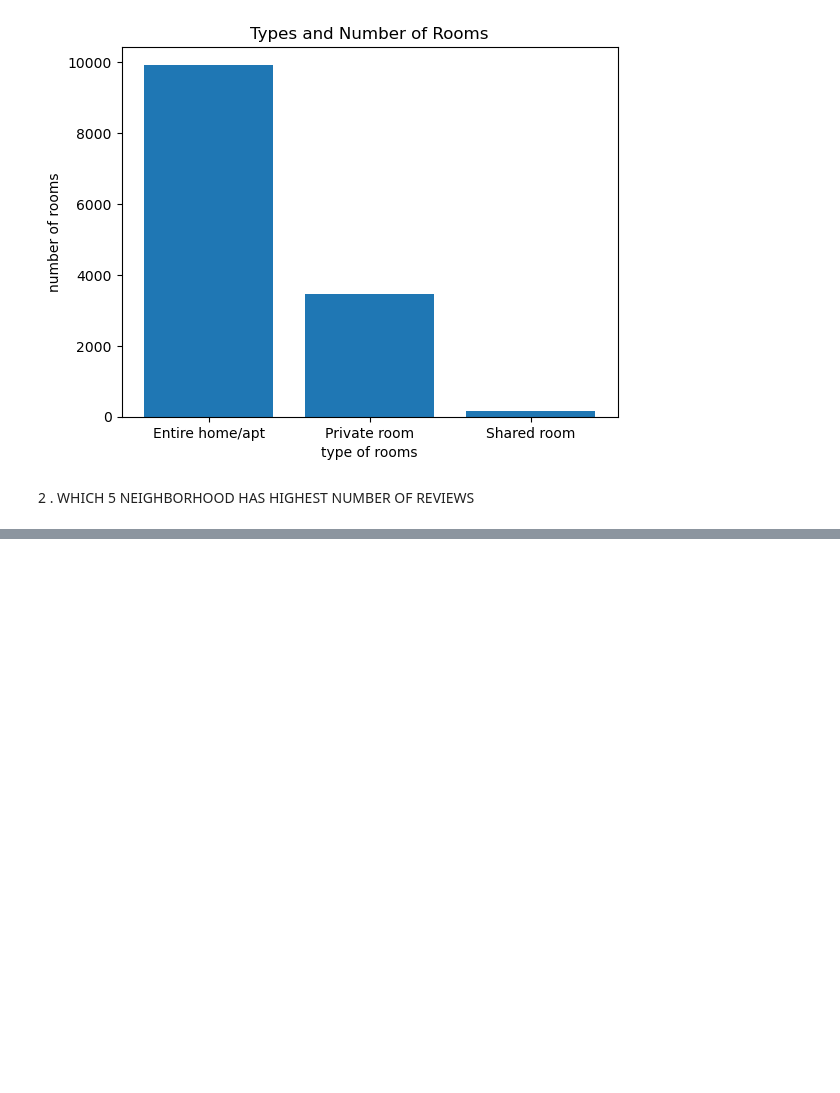
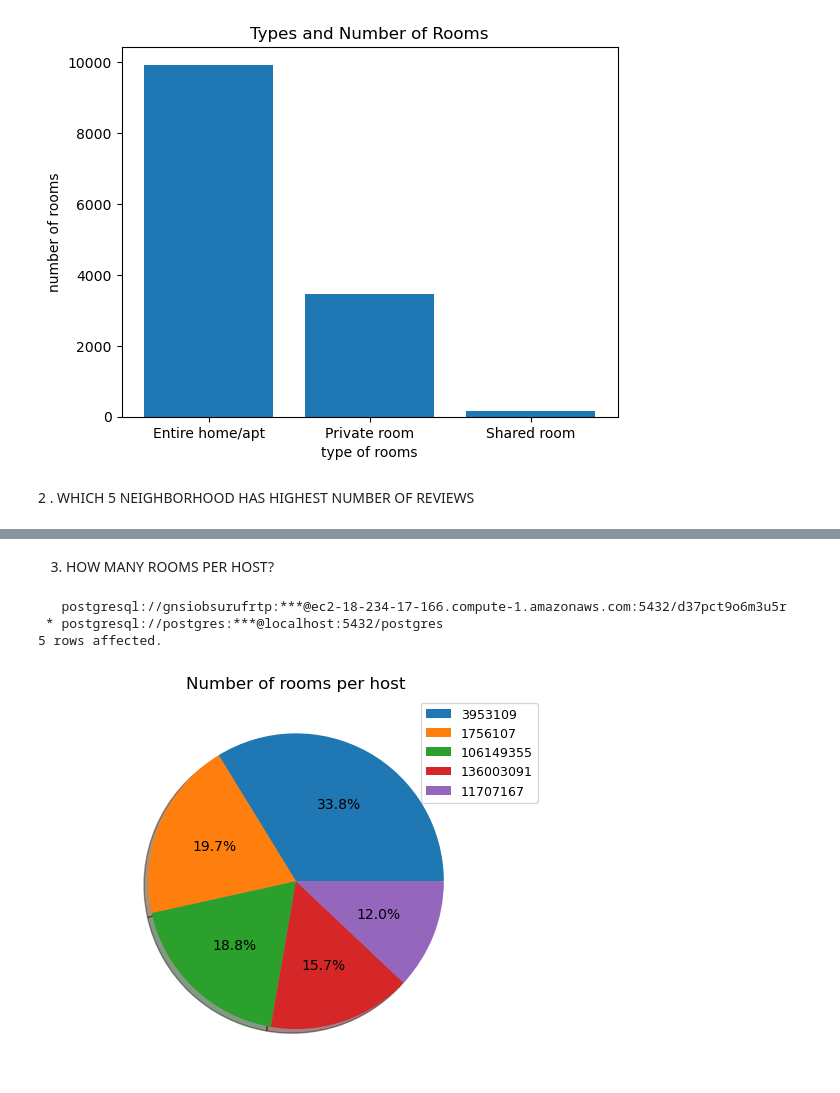
Before and after one commit to The-DigitalAcademy/No_Name-Data-Visualization-and-Analysis---Airbnb_lisbon-, a Jupyter notebook: dataset_airBnB.ipynb, the cells around one changed output, grey strips where cells are left out. Saved outputs shown, nothing was run; the diff lists cells and outputs as text; code cells hidden in the pictures; blank space fills up the shorter version.

Commit message:
added two graphs

```diff
--- a/dataset_airBnB.ipynb
+++ b/dataset_airBnB.ipynb
@@ -165,0 +184,23 @@ plt.show()
+# %% [markdown]
+3. HOW MANY ROOMS PER HOST?
+# %%
+room_host=%sql select COUNT(room_type) AS num_rooms, host_id FROM airbnb_lisbon GROUP BY host_id ORDER BY COUNT(room_type) DESC limit 5
+room_host
+
+num_rooms = []
+host = []
+
+for i in room_host:
+    num_rooms.append(i[0])
+    host.append(i[1])
+
+plt.axis("equal")
+plt.pie(num_rooms, shadow=True, autopct='%1.1f%%',radius=1.0)
+plt.title('Number of rooms per host')
+plt.legend(labels=host,fontsize=9)
+plt.show()
+# %% [output]
+   postgresql://gnsiobsurufrtp:***@ec2-18-234-17-166.compute-1.amazonaws.com:5432/d37pct9o6m3u5r
+ * postgresql://postgres:***@localhost:5432/postgres
+5 rows affected.
+[figure, added]
```
Also changed, not shown: parts of 13 cells of this notebook.
